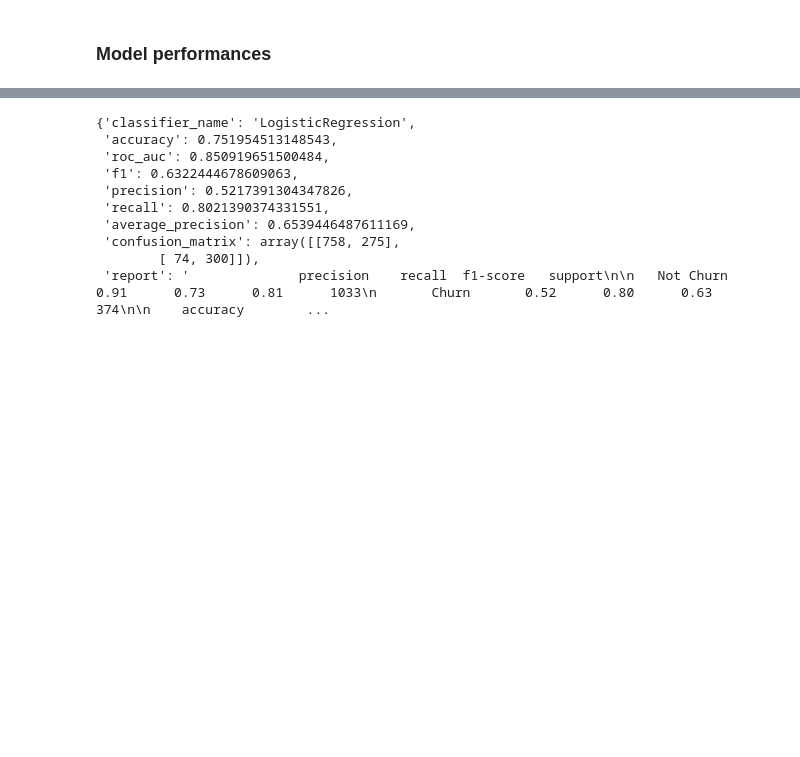
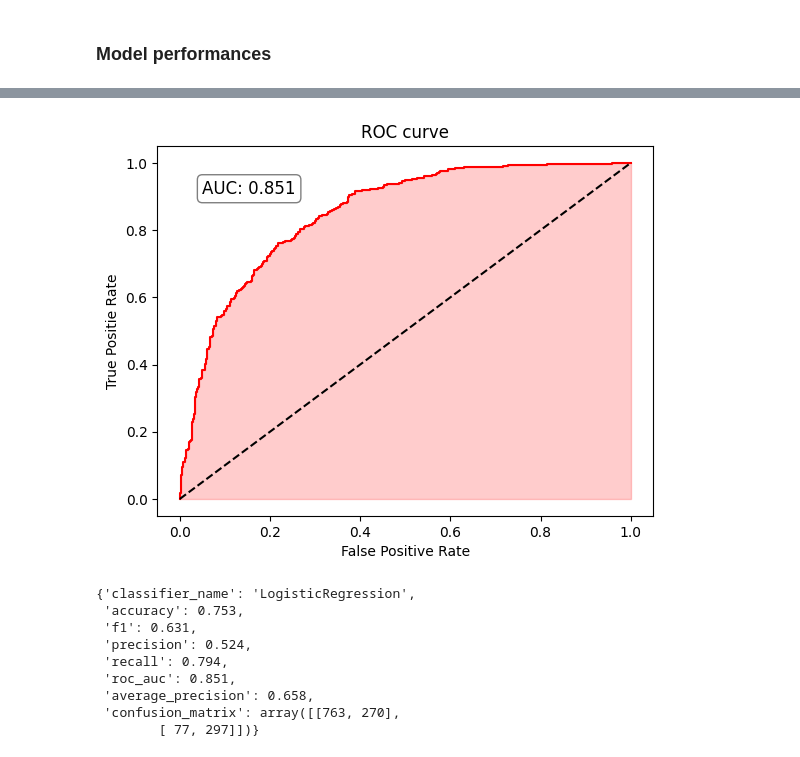
Before and after one commit to CassiaNascimento/Customer_Churn_Prediction, a Jupyter notebook: notebooks/model_comparisons_no_tuning.ipynb, the cells around one changed output, grey strips where cells are left out. Cells and saved outputs as stored; diff of their text form; code cells hidden in the pictures; blank space fills up the shorter version.

```diff
--- a/notebooks/model_comparisons_no_tuning.ipynb
+++ b/notebooks/model_comparisons_no_tuning.ipynb
@@ -90,4 +88,4 @@ metrics_XBG
 # %%
-metrics_LR=evaluate_model(fitted_pipe_LR,X_test,y_test)
+metrics_LR,report_LR=evaluate_model(fitted_pipe_LR,X_test,y_test)
 metrics_LR
 # %% [output]
@@ -95,11 +93,11 @@ metrics_LR
+[figure, added]
 {'classifier_name': 'LogisticRegression',
- 'accuracy': 0.751954513148543,
- 'roc_auc': 0.850919651500484,
- 'f1': 0.6322444678609063,
- 'precision': 0.5217391304347826,
- 'recall': 0.8021390374331551,
- 'average_precision': 0.6539446487611169,
- 'confusion_matrix': array([[758, 275],
-        [ 74, 300]]),
- 'report': '              precision    recall  f1-score   support\n\n   Not Churn       0.91      0.73      0.81      1033\n       Churn       0.52      0.80      0.63       374\n\n    accuracy        ...
+ 'accuracy': 0.753,
+ 'f1': 0.631,
+ 'precision': 0.524,
+ 'recall': 0.794,
+ 'roc_auc': 0.851,
+ 'average_precision': 0.658,
+ 'confusion_matrix': array([[763, 270],
+        [ 77, 297]])}
 # %%
```
Also changed, not shown: parts of 10 cells of this notebook, 3 other files.
